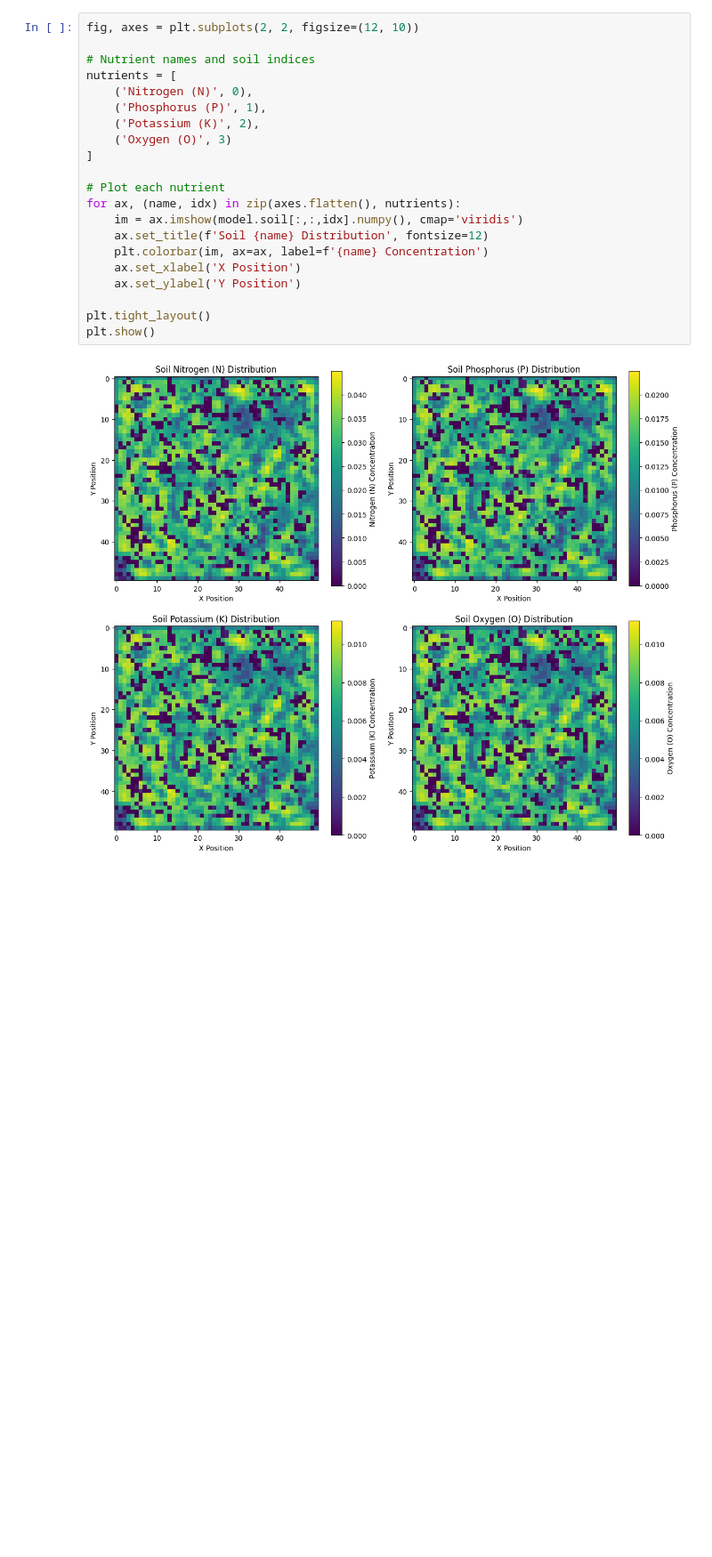
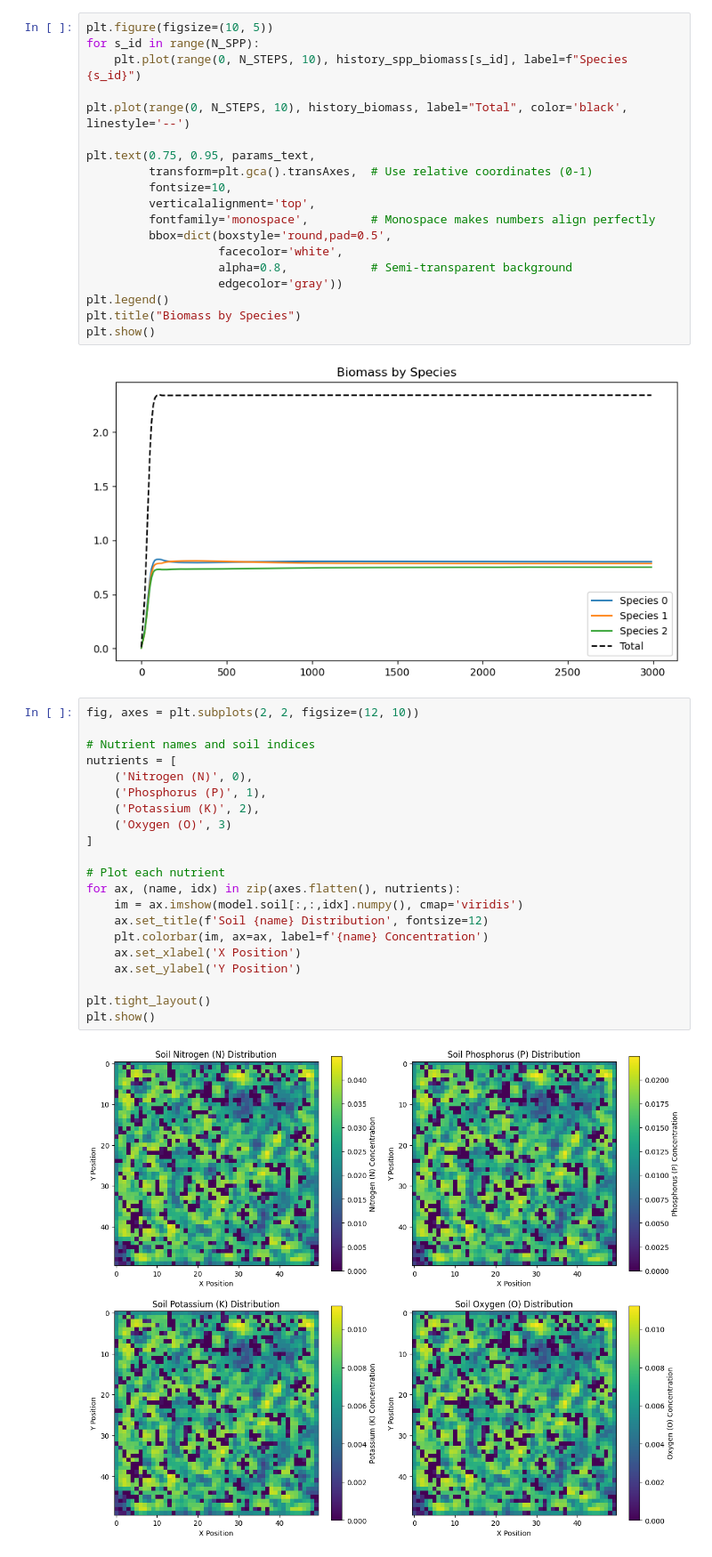
Before and after one commit to filipematos95/ElementalWorld, a Jupyter notebook: simulation_notebook.ipynb, the cells around one changed output. Shown at 89% size. Drawn from its saved outputs; the diff is of its cells as text; blank space fills up the shorter version.

```diff
--- a/simulation_notebook.ipynb
+++ b/simulation_notebook.ipynb
@@ -244,3 +258,24 @@ plt.show()
+# %%
+plt.figure(figsize=(10, 5))
+for s_id in range(N_SPP):
+    plt.plot(range(0, N_STEPS, 10), history_spp_biomass[s_id], label=f"Species {s_id}")
+
+plt.plot(range(0, N_STEPS, 10), history_biomass, label="Total", color='black', linestyle='--')
+
+plt.text(0.75, 0.95, params_text,
+         transform=plt.gca().transAxes,  # Use relative coordinates (0-1)
+         fontsize=10,
+         verticalalignment='top',
+         fontfamily='monospace',         # Monospace makes numbers align perfectly
+         bbox=dict(boxstyle='round,pad=0.5',
+                   facecolor='white',
+                   alpha=0.8,            # Semi-transparent background
+                   edgecolor='gray'))
+plt.legend()
+plt.title("Biomass by Species")
+plt.show()
+# %% [output]
+[figure, added]
 # %%
 fig, axes = plt.subplots(2, 2, figsize=(12, 10))
 
```
Also changed, not shown: parts of 4 cells of this notebook, 1 other file.
